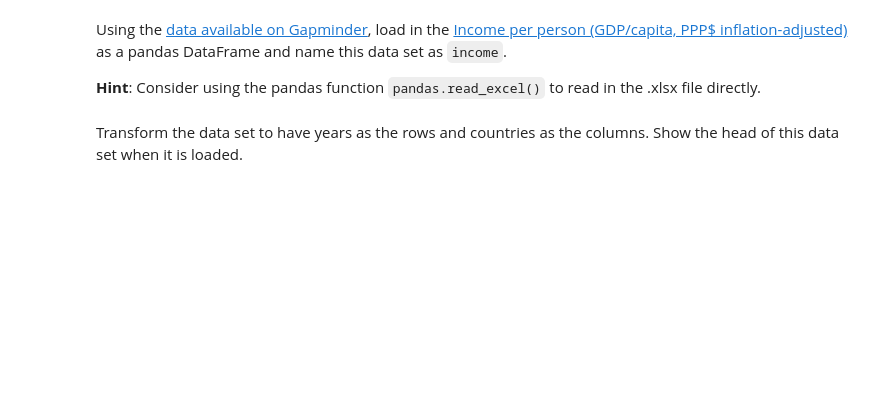
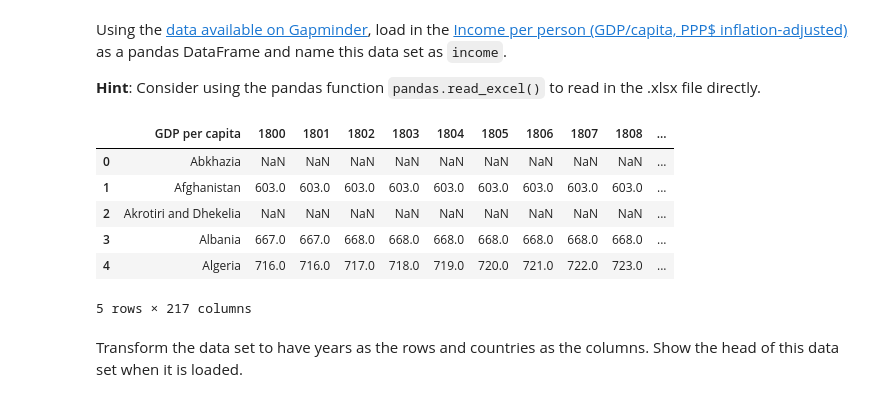
Before and after one commit to achanblard/cs109-hw, a Jupyter notebook: HW1.ipynb, the cells around one changed output. Drawn from its saved outputs; the diff is of its cells as text; code cells hidden in the pictures; blank space fills up the shorter version.

```diff
--- a/HW1.ipynb
+++ b/HW1.ipynb
@@ -278,2 +285,14 @@ Using the [data available on Gapminder](http://www.gapminder.org/data/), load in
+# %%
+path_excel = 'C:/Users/Arnaud/Documents/CS109/Data/indicator gapminder gdp_per_capita_ppp.xlsx'
+income = pd.read_excel(path_excel)
+income.head()
+# %% [output]
+|  | GDP per capita | 1800 | 1801 | 1802 | 1803 | 1804 | 1805 | 1806 | 1807 | 1808 | ... |
+| 0 | Abkhazia | NaN | NaN | NaN | NaN | NaN | NaN | NaN | NaN | NaN | ... |
+| 1 | Afghanistan | 603.0 | 603.0 | 603.0 | 603.0 | 603.0 | 603.0 | 603.0 | 603.0 | 603.0 | ... |
+| 2 | Akrotiri and Dhekelia | NaN | NaN | NaN | NaN | NaN | NaN | NaN | NaN | NaN | ... |
+| 3 | Albania | 667.0 | 667.0 | 668.0 | 668.0 | 668.0 | 668.0 | 668.0 | 668.0 | 668.0 | ... |
+| 4 | Algeria | 716.0 | 716.0 | 717.0 | 718.0 | 719.0 | 720.0 | 721.0 | 722.0 | 723.0 | ... |
+5 rows × 217 columns
 # %% [markdown]
 Transform the data set to have years as the rows and countries as the columns. Show the head of this data set when it is loaded.
```
Also changed, not shown: parts of 11 cells of this notebook.
